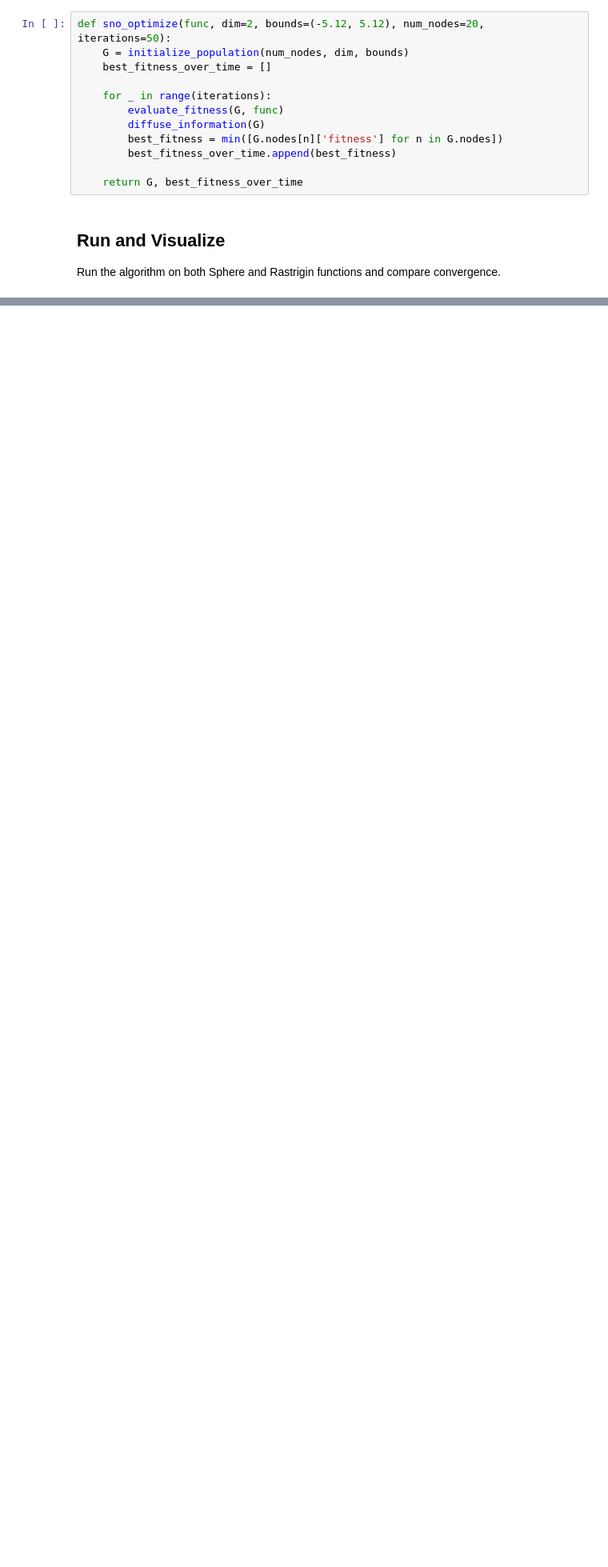
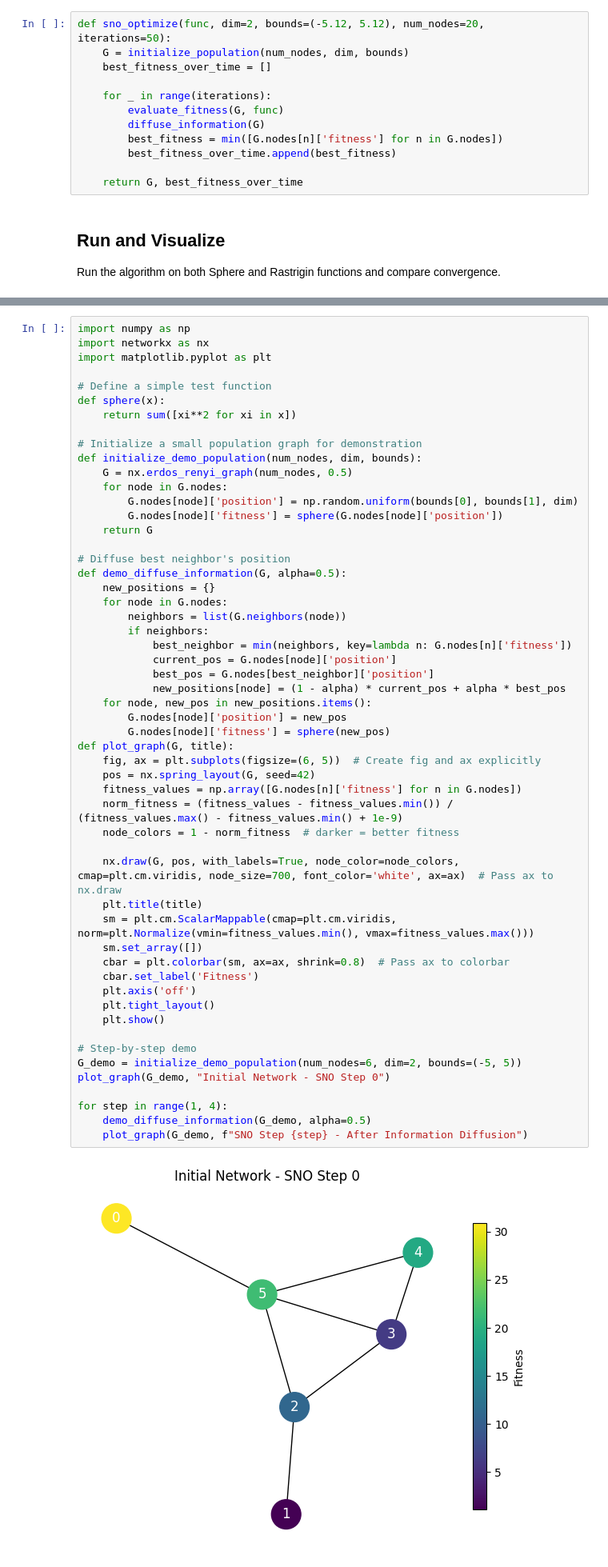
Before and after one commit to MehrdadJalali-AI/SOCIAL-OPTIMIZATION, a Jupyter notebook: Social_Network_Optimization_SNO.ipynb, the cells around one changed output, grey strips where cells are left out. Shown at 80% size. Cells and saved outputs as stored; diff of their text form; blank space fills up the shorter version.

```diff
--- a/Social_Network_Optimization_SNO.ipynb
+++ b/Social_Network_Optimization_SNO.ipynb
@@ -314,0 +741,56 @@ plt.show()
+# %%
+import numpy as np
+import networkx as nx
+import matplotlib.pyplot as plt
+
+# Define a simple test function
+def sphere(x):
+    return sum([xi**2 for xi in x])
+
+# Initialize a small population graph for demonstration
+def initialize_demo_population(num_nodes, dim, bounds):
+    G = nx.erdos_renyi_graph(num_nodes, 0.5)
+    for node in G.nodes:
+        G.nodes[node]['position'] = np.random.uniform(bounds[0], bounds[1], dim)
+        G.nodes[node]['fitness'] = sphere(G.nodes[node]['position'])
+    return G
+
+# Diffuse best neighbor's position
+def demo_diffuse_information(G, alpha=0.5):
+    new_positions = {}
+    for node in G.nodes:
+        neighbors = list(G.neighbors(node))
+        if neighbors:
+            best_neighbor = min(neighbors, key=lambda n: G.nodes[n]['fitness'])
+            current_pos = G.nodes[node]['position']
+            best_pos = G.nodes[best_neighbor]['position']
+            new_positions[node] = (1 - alpha) * current_pos + alpha * best_pos
+    for node, new_pos in new_positions.items():
+        G.nodes[node]['position'] = new_pos
+        G.nodes[node]['fitness'] = sphere(new_pos)
+def plot_graph(G, title):
+    fig, ax = plt.subplots(figsize=(6, 5))  # Create fig and ax explicitly
+    pos = nx.spring_layout(G, seed=42)
+    fitness_values = np.array([G.nodes[n]['fitness'] for n in G.nodes])
+    norm_fitness = (fitness_values - fitness_values.min()) / (fitness_values.max() - fitness_values.min() + 1e-9)
+    node_colors = 1 - norm_fitness  # darker = better fitness
+
+    nx.draw(G, pos, with_labels=True, node_color=node_colors, cmap=plt.cm.viridis, node_size=700, font_color='white', ax=ax)  # Pass ax to nx.draw
+    plt.title(title)
+    sm = plt.cm.ScalarMappable(cmap=plt.cm.viridis, norm=plt.Normalize(vmin=fitness_values.min(), vmax=fitness_values.max()))
+    sm.set_array([])
+    cbar = plt.colorbar(sm, ax=ax, shrink=0.8)  # Pass ax to colorbar
+    cbar.set_label('Fitness')
+    plt.axis('off')
+    plt.tight_layout()
+    plt.show()
+
+# Step-by-step demo
+G_demo = initialize_demo_population(num_nodes=6, dim=2, bounds=(-5, 5))
+plot_graph(G_demo, "Initial Network - SNO Step 0")
+
+for step in range(1, 4):
+    demo_diffuse_information(G_demo, alpha=0.5)
+    plot_graph(G_demo, f"SNO Step {step} - After Information Diffusion")
+# %% [output]
+[figure, added]
```
Also changed, not shown: parts of 4 cells of this notebook.
